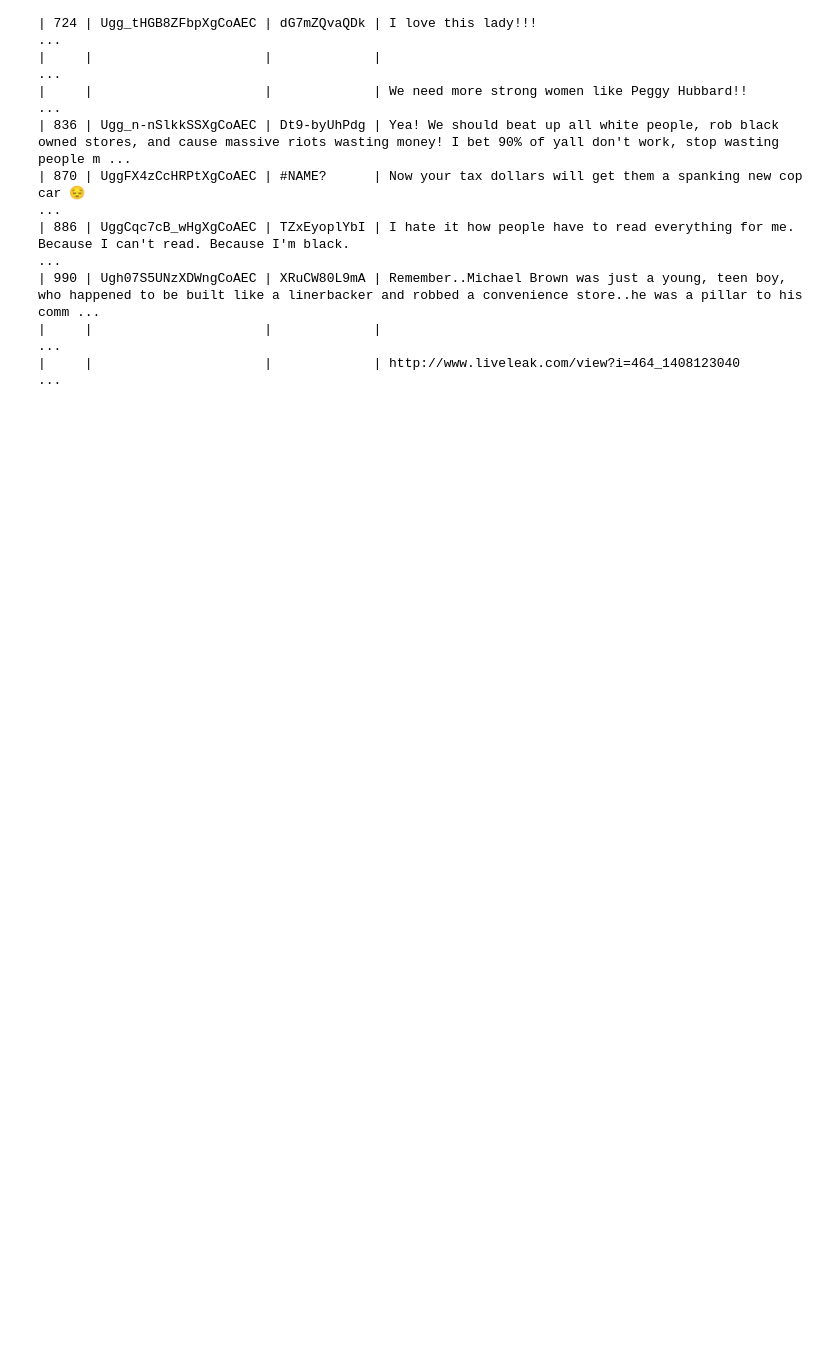
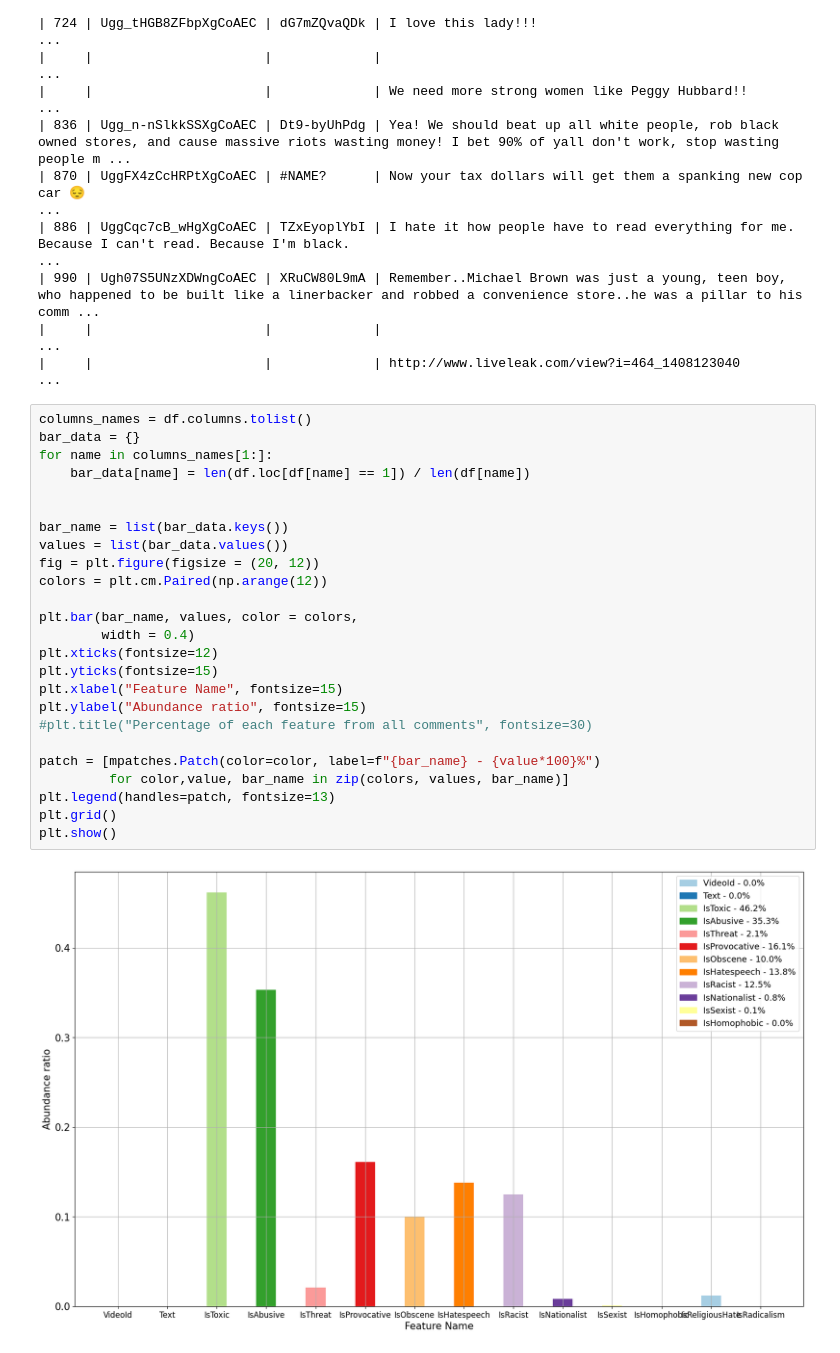
Before and after one commit to migue29/NLP5, a Jupyter notebook: explorer.ipynb, the cells around one changed output. Cells and saved outputs as stored; diff of their text form; blank space fills up the shorter version.

Commit message:
Feat: The analysis of the IsToxic column is added along with the creation of the new HatePercentage column and the participation of each characteristic to determine the hate percentage

```diff
--- a/explorer.ipynb
+++ b/explorer.ipynb
@@ -91,3 +108,30 @@ print(tabla_markdown)
 | 990 | Ugh07S5UNzXDWngCoAEC | XRuCW80L9mA | Remember..Michael Brown was just a young, teen boy, who happened to be built like a linerbacker and robbed a convenience store..he was a pillar to his comm ...
 |     |                      |             |                                                                                                                                                             ...
 |     |                      |             | http://www.liveleak.com/view?i=464_1408123040                                                                                                               ...
+# %%
+columns_names = df.columns.tolist()
+bar_data = {}
+for name in columns_names[1:]:
+    bar_data[name] = len(df.loc[df[name] == 1]) / len(df[name])
+
+
+bar_name = list(bar_data.keys())
+values = list(bar_data.values())
+fig = plt.figure(figsize = (20, 12))
+colors = plt.cm.Paired(np.arange(12))
+
+plt.bar(bar_name, values, color = colors,
+        width = 0.4)
+plt.xticks(fontsize=12)
+plt.yticks(fontsize=15)
+plt.xlabel("Feature Name", fontsize=15)
+plt.ylabel("Abundance ratio", fontsize=15)
+#plt.title("Percentage of each feature from all comments", fontsize=30)
+
+patch = [mpatches.Patch(color=color, label=f"{bar_name} - {value*100}%")
+         for color,value, bar_name in zip(colors, values, bar_name)]
+plt.legend(handles=patch, fontsize=13)
+plt.grid()
+plt.show()
+# %% [output]
+[figure, added]
```
Also changed, not shown: parts of 9 cells of this notebook.
